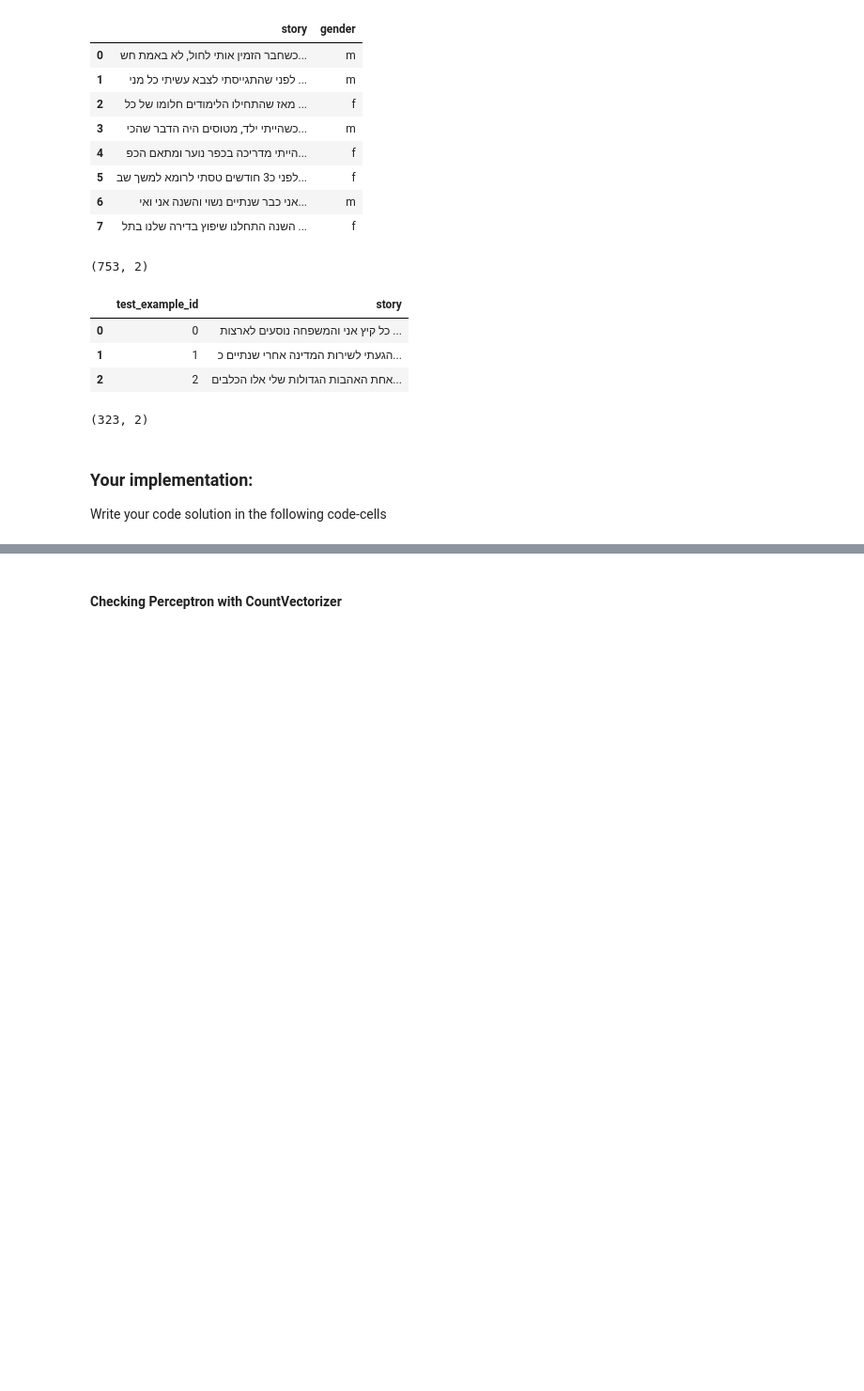
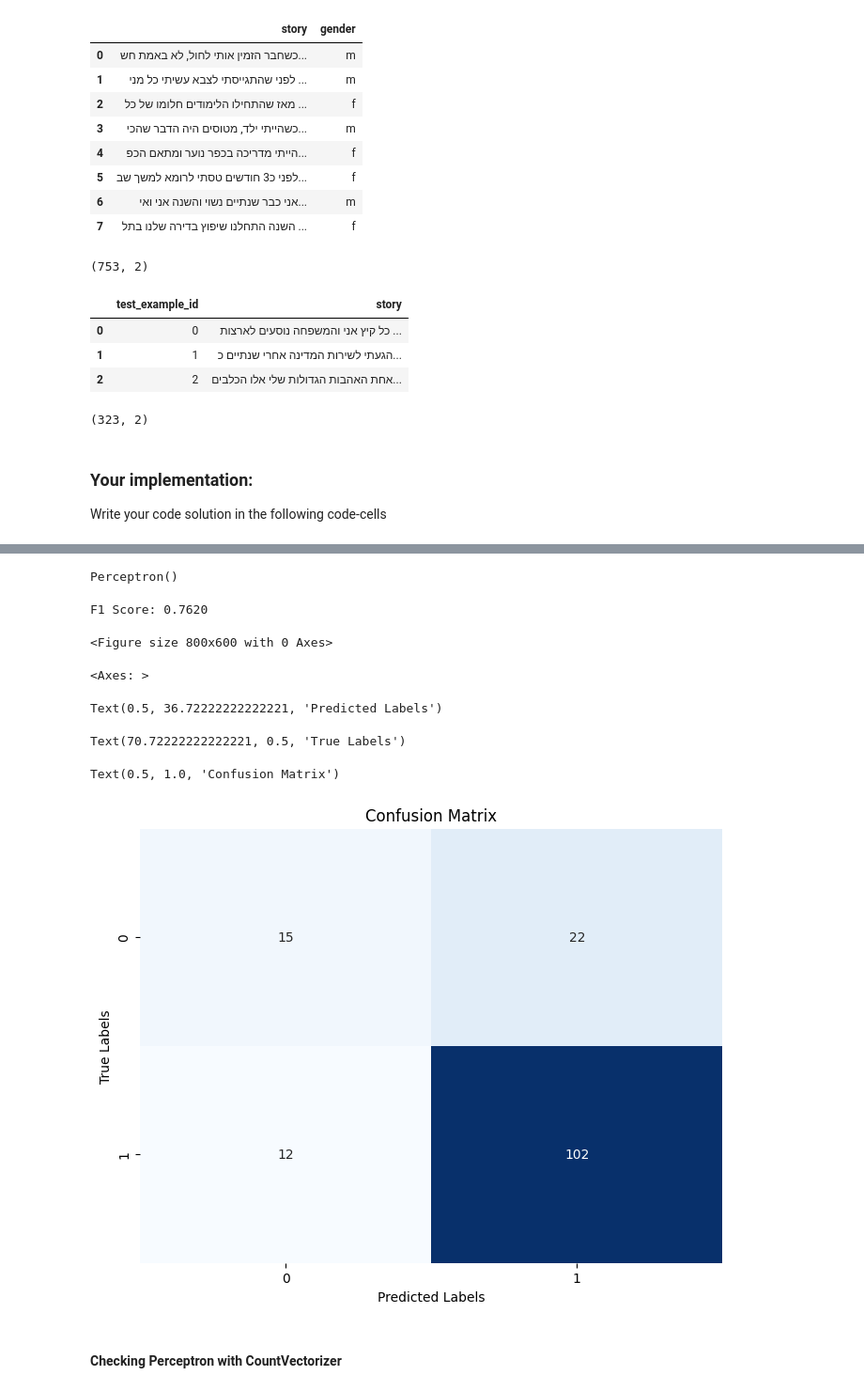
Before and after one commit to DanielShapi4a/NLP-Project, a Jupyter notebook: Assignment3-text-analysis.ipynb, the cells around one changed output, grey strips where cells are left out. Shown at 94% size. Drawn from its saved outputs; the diff is of its cells as text; code cells hidden in the pictures; blank space fills up the shorter version.

```diff
--- a/Assignment3-text-analysis.ipynb
+++ b/Assignment3-text-analysis.ipynb
@@ -375,2 +250,36 @@ Text(0.5, 1.0, 'Distribution of Feature Weights')
+# %%
+X_train, X_test, Y_train, Y_test = train_test_split(final_stories, df_train['gender'], test_size=0.2, random_state=42)
+
+vectorizer = TfidfVectorizer(max_features=1000)
+x_train_tfidf = vectorizer.fit_transform(X_train)
+x_test_tfidf = vectorizer.transform(X_test)
+
+perc = Perceptron()
+perc.fit(x_train_tfidf, Y_train)
+y_pred = perc.predict(x_test_tfidf)
+
+# Calculate F1 score
+f1 = f1_score(Y_test, y_pred, average='weighted')  # You can change 'weighted' to other options if needed
+print(f"F1 Score: {f1:.4f}")
+
+# Calculate the confusion matrix
+conf_matrix = confusion_matrix(Y_test, y_pred)
+
+# Create a heatmap with the confusion matrix
+plt.figure(figsize=(8, 6))
+sns.heatmap(conf_matrix, annot=True, fmt='d', cmap='Blues', cbar=False)
+plt.xlabel('Predicted Labels')
+plt.ylabel('True Labels')
+plt.title('Confusion Matrix')
+plt.show()
+# %% [output]
+Perceptron()
+F1 Score: 0.7620
+<Figure size 800x600 with 0 Axes>
+<Axes: >
+Text(0.5, 36.72222222222221, 'Predicted Labels')
+Text(70.72222222222221, 0.5, 'True Labels')
+Text(0.5, 1.0, 'Confusion Matrix')
+[figure, added]
 # %% [markdown]
 #### Checking Perceptron with CountVectorizer ####
```
Also changed, not shown: parts of 25 cells of this notebook.
